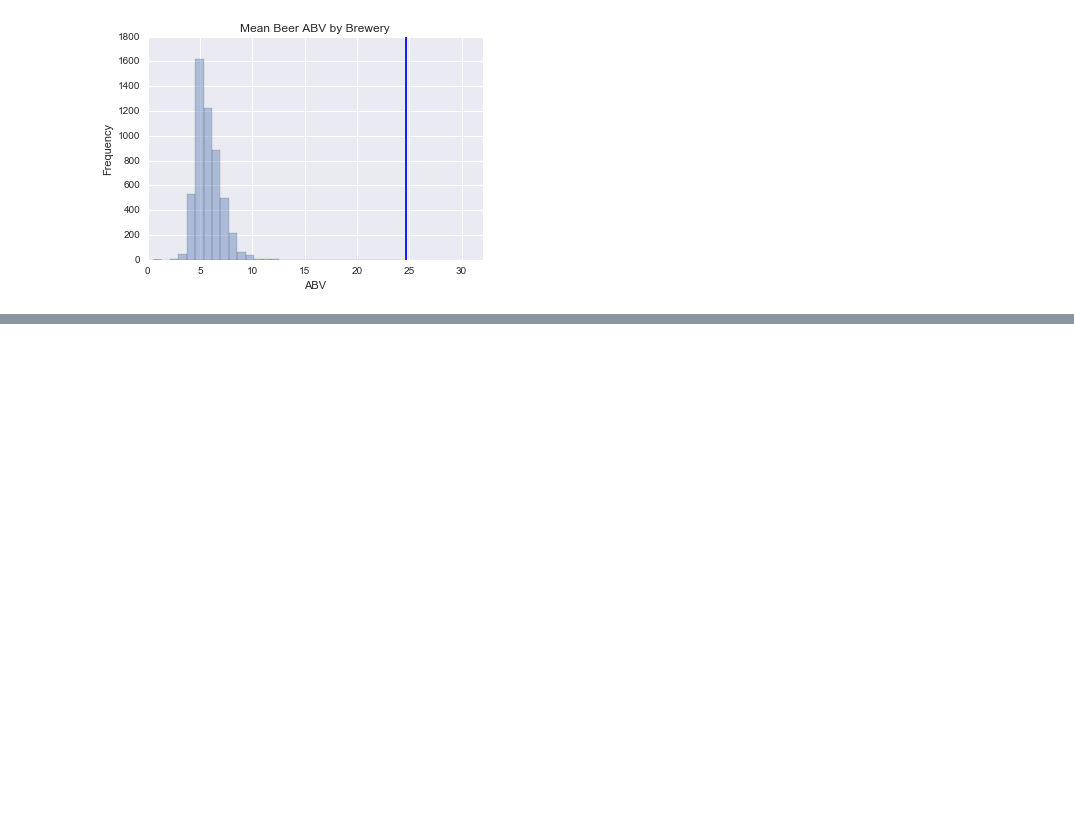
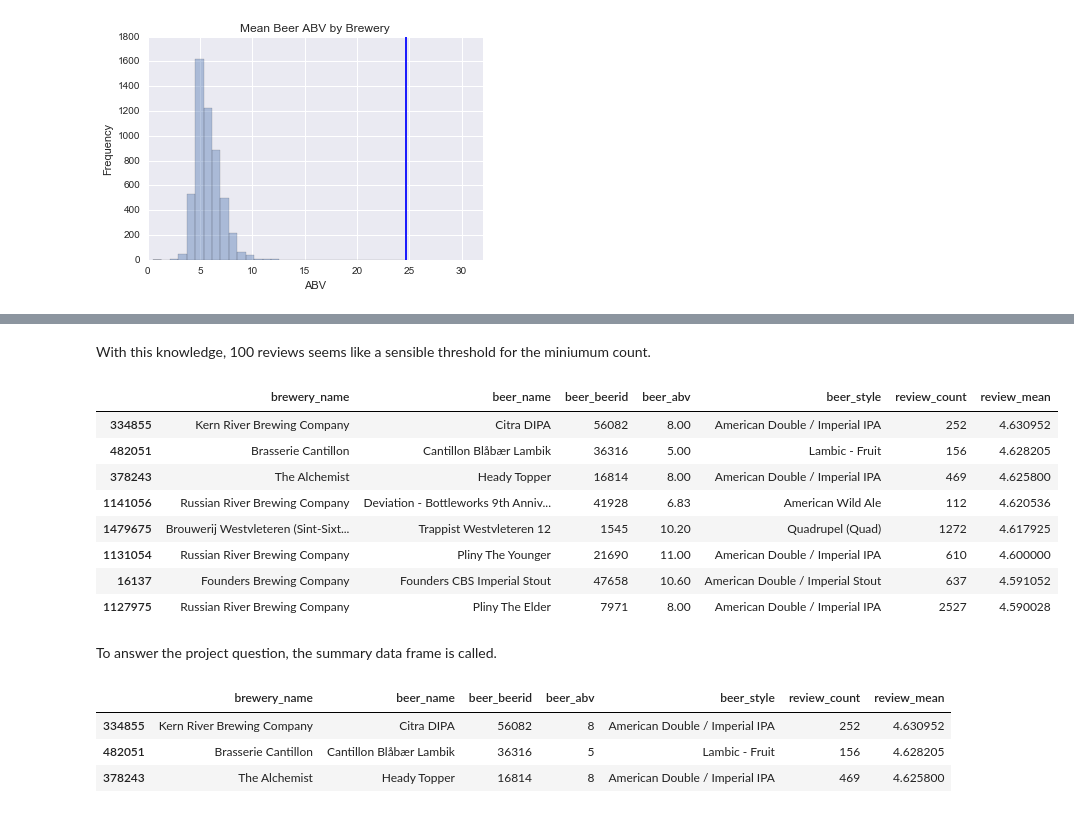
Before and after one commit to lukexyz/Beer-Review-Data-Exploration, a Jupyter notebook: br_part_1.ipynb, the cells around one changed output, grey strips where cells are left out. Drawn from its saved outputs; the diff is of its cells as text; code cells hidden in the pictures; blank space fills up the shorter version.

```diff
--- a/br_part_1.ipynb
+++ b/br_part_1.ipynb
@@ -122,0 +154,34 @@ plt.show()
+# %% [markdown]
+With this knowledge, 100 reviews seems like a sensible threshold for the miniumum count.
+# %%
+# Minium reviews
+x = 100
+
+# Adding overall_review mean column to data frame
+bf['review_mean'] = bf.groupby(['beer_beerid'])['review_overall'].transform('mean')
+bf.head(8)
+
+# Creating summary data frame that excludes beers with < x reviews, and sorts the data
+summary = bf[bf.review_count >= x].groupby('beer_beerid').head(1).sort_values('review_mean', ascending=False)
+summary = summary.drop('review_overall', axis=1)
+summary.head(8)
+# %% [output]
+|  | brewery_name | beer_name | beer_beerid | beer_abv | beer_style | review_count | review_mean |
+| 334855 | Kern River Brewing Company | Citra DIPA | 56082 | 8.00 | American Double / Imperial IPA | 252 | 4.630952 |
+| 482051 | Brasserie Cantillon | Cantillon Blåbær Lambik | 36316 | 5.00 | Lambic - Fruit | 156 | 4.628205 |
+| 378243 | The Alchemist | Heady Topper | 16814 | 8.00 | American Double / Imperial IPA | 469 | 4.625800 |
+| 1141056 | Russian River Brewing Company | Deviation - Bottleworks 9th Anniv... | 41928 | 6.83 | American Wild Ale | 112 | 4.620536 |
+| 1479675 | Brouwerij Westvleteren (Sint-Sixt... | Trappist Westvleteren 12 | 1545 | 10.20 | Quadrupel (Quad) | 1272 | 4.617925 |
+| 1131054 | Russian River Brewing Company | Pliny The Younger | 21690 | 11.00 | American Double / Imperial IPA | 610 | 4.600000 |
+| 16137 | Founders Brewing Company | Founders CBS Imperial Stout | 47658 | 10.60 | American Double / Imperial Stout | 637 | 4.591052 |
+| 1127975 | Russian River Brewing Company | Pliny The Elder | 7971 | 8.00 | American Double / Imperial IPA | 2527 | 4.590028 |
+# %% [markdown]
+To answer the project question, the summary data frame is called.
+# %%
+# Top 3 beers with >100 reviews
+summary.iloc[0:3,:]
+# %% [output]
+|  | brewery_name | beer_name | beer_beerid | beer_abv | beer_style | review_count | review_mean |
+| 334855 | Kern River Brewing Company | Citra DIPA | 56082 | 8 | American Double / Imperial IPA | 252 | 4.630952 |
+| 482051 | Brasserie Cantillon | Cantillon Blåbær Lambik | 36316 | 5 | Lambic - Fruit | 156 | 4.628205 |
+| 378243 | The Alchemist | Heady Topper | 16814 | 8 | American Double / Imperial IPA | 469 | 4.625800 |
```
Also changed, not shown: parts of 16 cells of this notebook.
